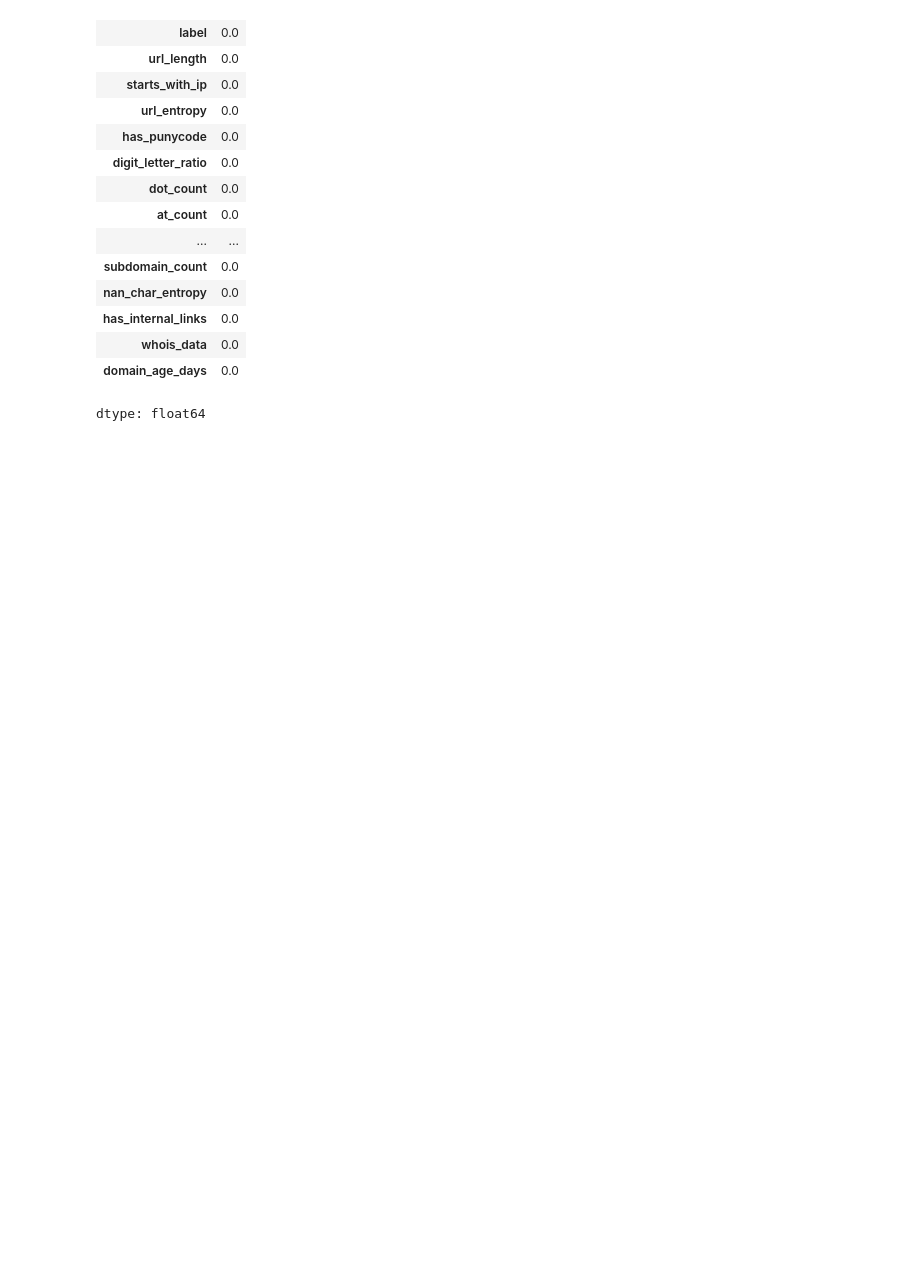
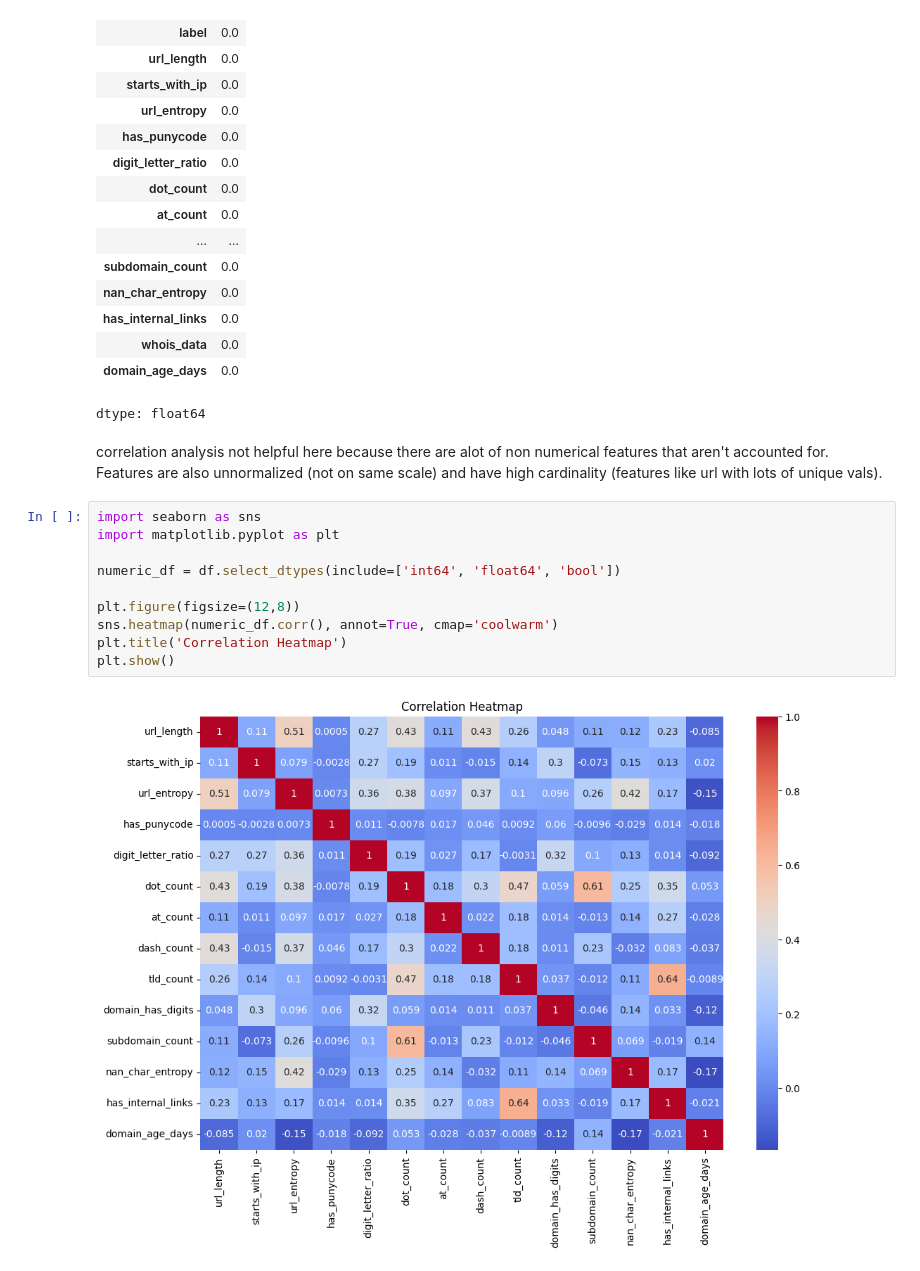
Before and after one commit to islak/phishing-detection, a Jupyter notebook: phishing.ipynb, the cells around one changed output. Drawn from its saved outputs; the diff is of its cells as text; blank space fills up the shorter version.

Commit message:
correlation

```diff
--- a/phishing.ipynb
+++ b/phishing.ipynb
@@ -182,3 +181,17 @@ df.isnull().sum()/len(df) * 100
 | whois_data | 0.0 |
 | domain_age_days | 0.0 |
 dtype: float64
+# %% [markdown]
+correlation analysis not helpful here because there are alot of non numerical features that aren't accounted for. Features are also unnormalized (not on same scale) and have high cardinality (features like url with lots of unique vals).
+# %%
+import seaborn as sns
+import matplotlib.pyplot as plt
+
+numeric_df = df.select_dtypes(include=['int64', 'float64', 'bool'])
+
+plt.figure(figsize=(12,8))
+sns.heatmap(numeric_df.corr(), annot=True, cmap='coolwarm')
+plt.title('Correlation Heatmap')
+plt.show()
+# %% [output]
+[figure, added]
```
Also changed, not shown: parts of 2 cells of this notebook.
